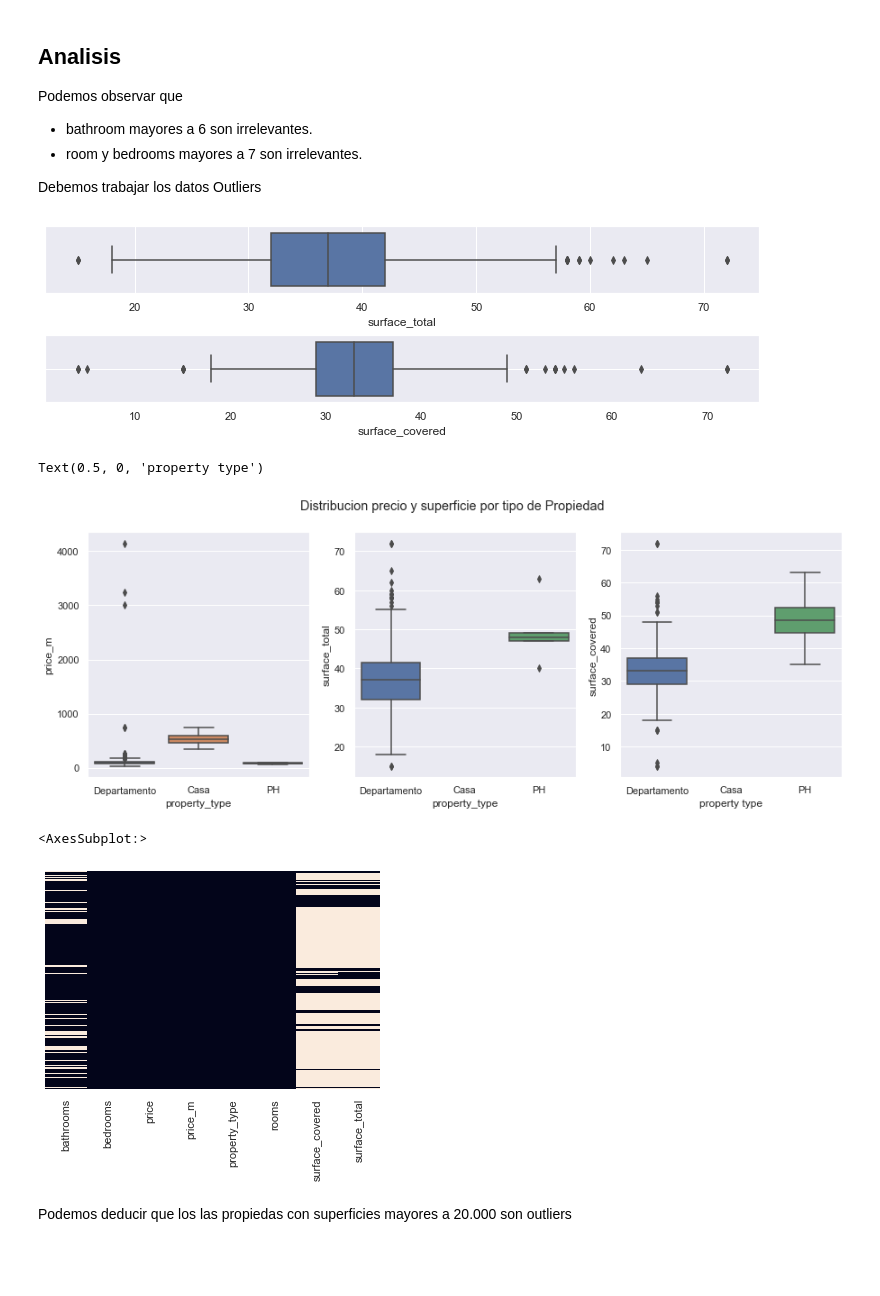
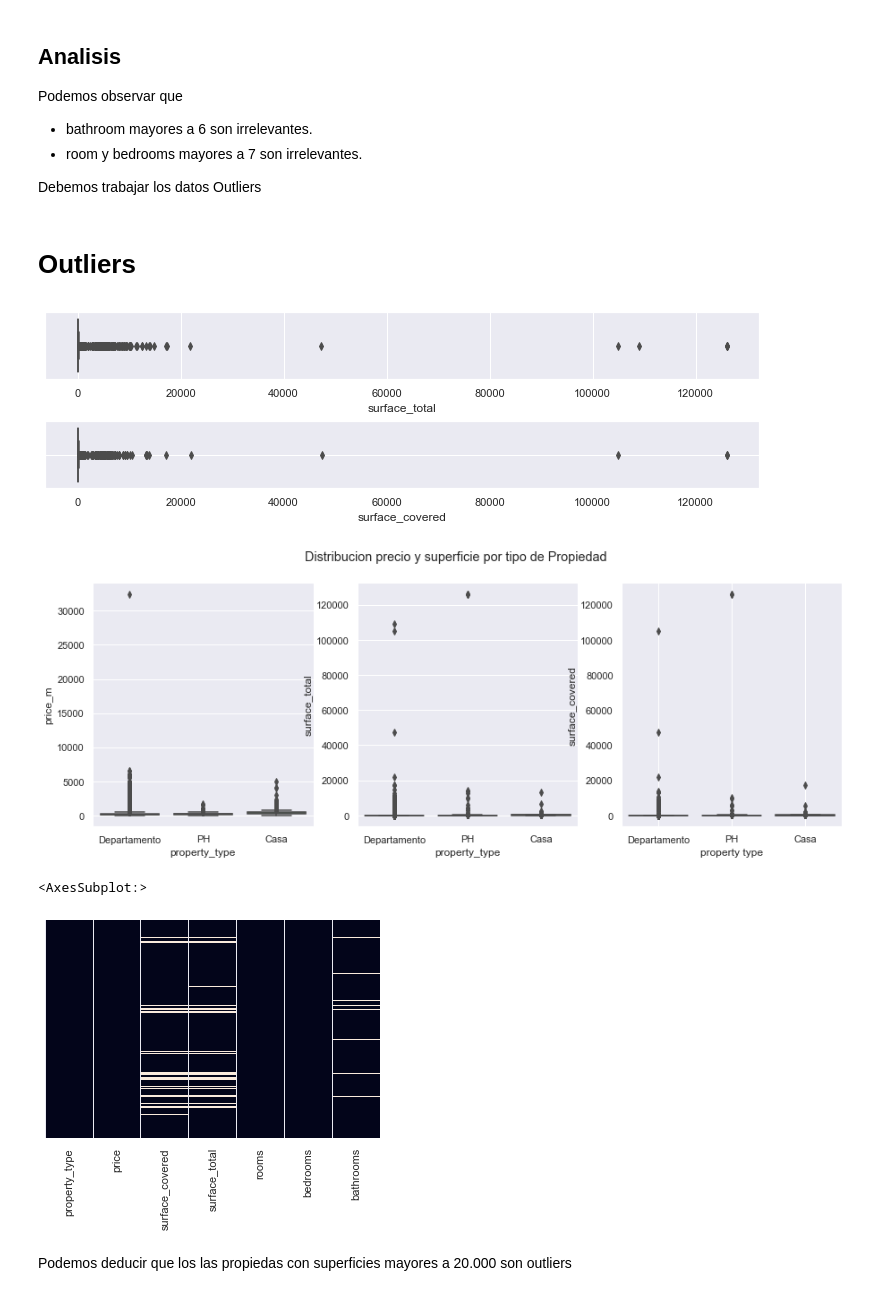
Before and after one commit to leobrandoon/house_price_prediction, a Jupyter notebook: LeonardoGonzalez_Proyecto_01.ipynb, the cells around one changed output. Saved outputs shown, nothing was run; the diff lists cells and outputs as text; code cells hidden in the pictures; blank space fills up the shorter version.

```diff
--- a/LeonardoGonzalez_Proyecto_01.ipynb
+++ b/LeonardoGonzalez_Proyecto_01.ipynb
@@ -253,9 +257,8 @@ Debemos realizar algunas correcciones para poder tener informacion un tanto mas
 # %%
 #tenemos los datos filtrados de Departamentos, PH y Casas de Capital Feredal.
 #creamos una copia de la ultima data
-df_cf2 = df_cf[col_prop].copy()
+df_cf2 = df_cf.copy()
 #ordenamos el idex por el nombre
 #Creamos un columna de precios en Miles
 df_cf2['price_m']= df_cf2['price']/1000
 df_cf2 = df_cf2.reindex(sorted(df_cf2.columns), axis=1)
-df_cf2.head()
@@ -355,6 +339,8 @@ Podemos observar que
 - room y bedrooms mayores a 7 son irrelevantes.
 
 Debemos trabajar los datos Outliers
+# %% [markdown]
+# Outliers
 # %%
 #Una miarada a la superficies.
 fig,(ax1,ax2) = plt.subplots(2,figsize=(10,3),constrained_layout= True)
@@ -363,22 +349,24 @@ sns.boxplot(data=df_cf2,x="surface_covered", ax=ax2)
 plt.grid()
 plt.show()
 # %% [output]
-[figure, old version]
+[figure, new version]
 # %%
+#revisando la distribucion de las propiedad segun precio y superficie
 fig, (ax1, ax2, ax3) = plt.subplots(1, 3,figsize=(15,5))
 fig.suptitle('Distribucion precio y superficie por tipo de Propiedad')
 sns.boxplot(data=df_cf2, x='property_type', y='price_m',ax=ax1)
 sns.boxplot(data=df_cf2, x='property_type', y='surface_total',ax=ax2)
 sns.boxplot(data=df_cf2, x='property_type', y='surface_covered',ax=ax3)
 plt.xlabel ( 'property type' )
+plt.grid()
+plt.show()
 # %% [output]
-Text(0.5, 0, 'property type')
-[figure, old version]
+[figure, new version]
 # %%
 # sabemos que tenemos datos nulos pero como podemos tener una representacion grafica de ellos.
-sns.heatmap(df_cf2.isnull(), yticklabels=False, cbar=False)
+sns.heatmap(df_cf2[col_prop].isnull(), yticklabels=False, cbar=False)
 # %% [output]
 <AxesSubplot:>
-[figure, old version]
+[figure, new version]
 # %% [markdown]
 Podemos deducir que los las propiedas con superficies mayores a 20.000 son outliers
```
Also changed, not shown: parts of 80 cells of this notebook.
